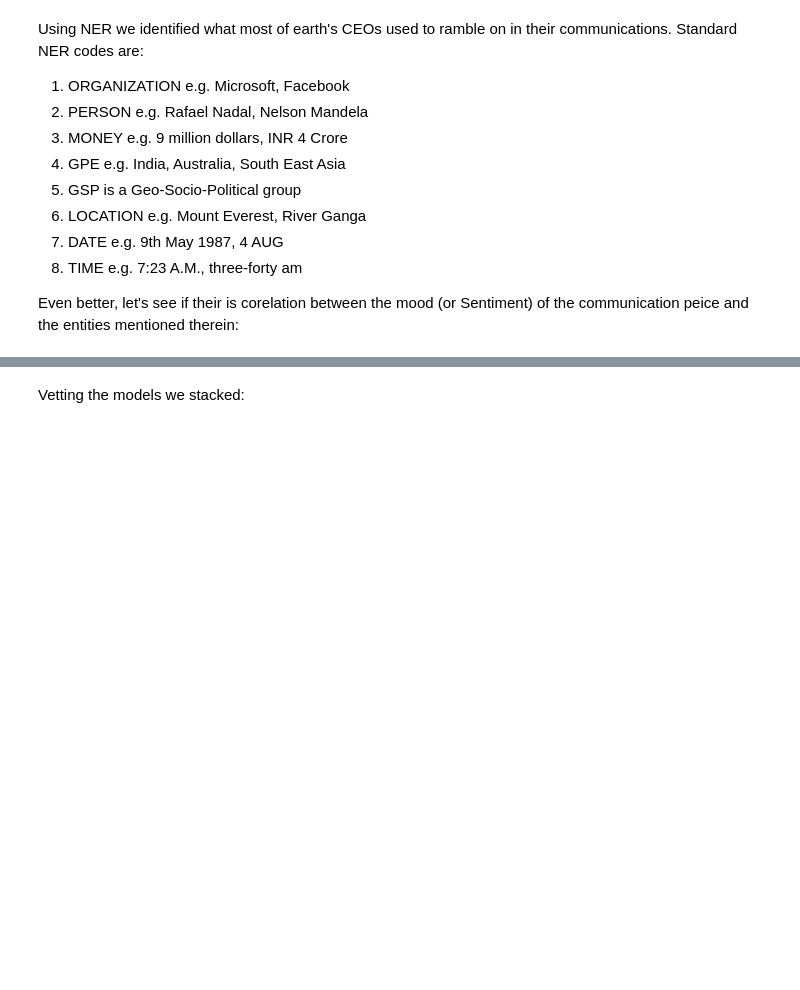
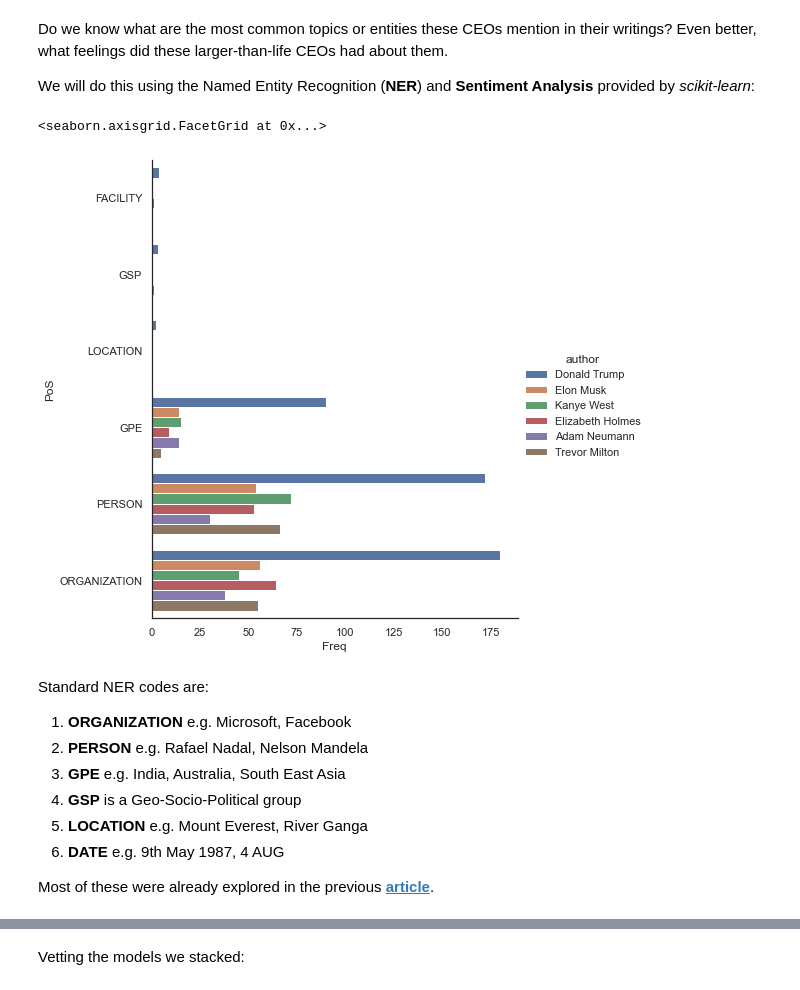
Before and after one commit to stackrev/articles, a Jupyter notebook: nlp_bs_meter/nlp_intro.ipynb, the cells around one changed output, grey strips where cells are left out. Saved outputs shown, nothing was run; the diff lists cells and outputs as text; code cells hidden in the pictures; blank space fills up the shorter version.

```diff
--- a/nlp_bs_meter/nlp_intro.ipynb
+++ b/nlp_bs_meter/nlp_intro.ipynb
@@ -141,42 +173,48 @@ print(n_df.shape)
+# %% [markdown]
+Do we know what are the most common topics or entities these CEOs mention in their writings? Even better, what feelings did these larger-than-life CEOs had about them.
+
+We will do this using the Named Entity Recognition (**NER**) and **Sentiment Analysis** provided by *scikit-learn*:
 # %%
 
 n_df["sentiment"] = n_df['n_content'].apply(
   lambda x:
     sentim.polarity_scores(x)['compound'])
 
 n_df["tags"] = n_df['n_content'].apply(
   lambda x:
     [t.label() for t in ne_chunk(pos_tag(
       x.split(' '))) if hasattr(t, 'label')])
 
 TAG_SET = list(
     set([tag for tags in n_df["tags"] for tag in tags]))
 for tag in TAG_SET:
     n_df[tag] = n_df['tags'].map(
         lambda x: x.count(tag) if x is not None and len(x) >= 0 else 0)
 n_tags = pd.DataFrame(columns=TAG_SET)
 n_df= n_df.drop(columns=["tags"])
 
 sns.set(style="white")
 for author in authors:
   temp = pd.DataFrame(n_df[n_df["author"] == author][TAG_SET].sum()).T
   temp['author'] = author
   n_tags = n_tags.append(temp)
 temp = n_tags.melt(id_vars="author", var_name="PoS", value_name="Freq")
 sns.factorplot(x='Freq', y="PoS", hue="author", data=temp,
-               kind='bar', size=5)
+               kind='bar', size=7)
+# %% [output]
+<seaborn.axisgrid.FacetGrid at 0x...>
+[figure, added]
 # %% [markdown]
-Using NER we identified what most of earth's CEOs used to ramble on in their communications. Standard NER codes are:
-1.	ORGANIZATION e.g. Microsoft, Facebook
-2.	PERSON e.g. Rafael Nadal, Nelson Mandela
-3.	MONEY e.g. 9 million dollars, INR 4 Crore
-4.	GPE e.g. India, Australia, South East Asia
-1.  GSP is a Geo-Socio-Political group
-5.	LOCATION e.g. Mount Everest, River Ganga
-6.	DATE e.g. 9th May 1987, 4 AUG
-7.	TIME e.g. 7:23 A.M., three-forty am
+Standard NER codes are:
 
-Even better, let's see if their is corelation between the mood (or Sentiment) of the communication peice and the entities mentioned therein:
+1. **ORGANIZATION** e.g. Microsoft, Facebook
+1. **PERSON** e.g. Rafael Nadal, Nelson Mandela
+1. **GPE** e.g. India, Australia, South East Asia
+1. **GSP** is a Geo-Socio-Political group
+1. **LOCATION** e.g. Mount Everest, River Ganga
+1. **DATE** e.g. 9th May 1987, 4 AUG
+
+Most of these were already explored in the previous **[article](https://medium.com/call-for-atlas/classifying-social-media-posts-as-hateful-using-nlp-db8f2ba7de58)**.
 # %%
 temp = pd.DataFrame(columns=[*TAG_SET, *["author"]])
 for author in authors:
```
Also changed, not shown: parts of 21 cells of this notebook, 14 other files.
